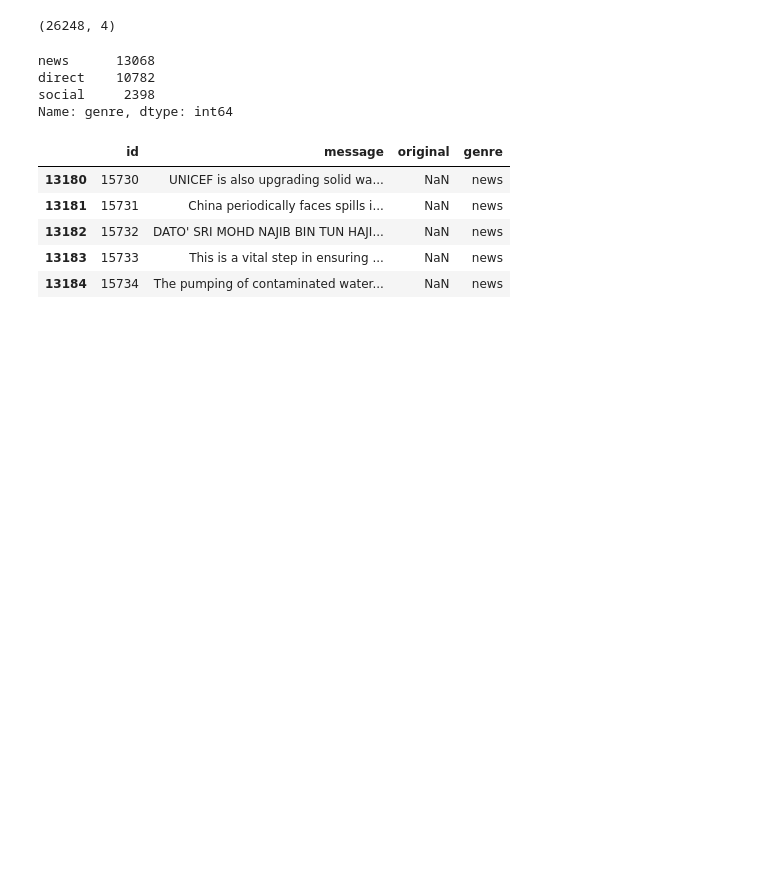
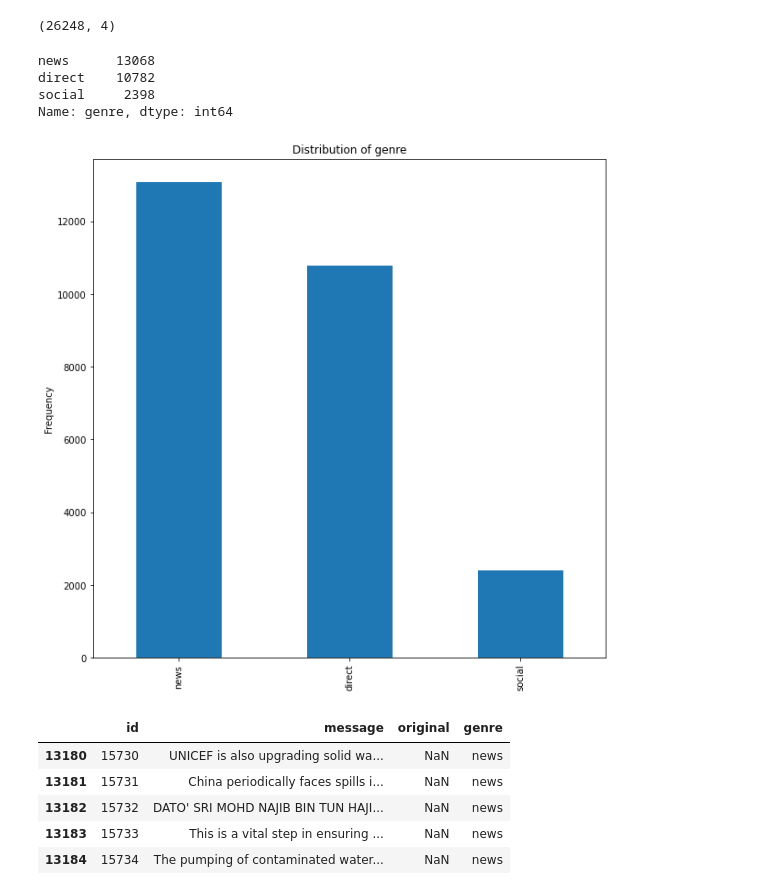
Before and after one commit to mtyszler/Disaster-Response-Project, a Jupyter notebook: exploratory notebooks/ETL Pipeline Preparation.ipynb, the cells around one changed output. Cells and saved outputs as stored; diff of their text form; code cells hidden in the pictures; blank space fills up the shorter version.

Commit message:
Improve the exploratory analysis of the messages dataset

```diff
--- a/exploratory notebooks/ETL Pipeline Preparation.ipynb
+++ b/exploratory notebooks/ETL Pipeline Preparation.ipynb
@@ -33,6 +35,15 @@ news      13068
 direct    10782
 social     2398
 Name: genre, dtype: int64
+# %%
+# plot it
+messages['genre'].value_counts().plot.bar(
+    ylabel = 'Frequency',
+    figsize = (10,10),
+    title = 'Distribution of genre'
+);
+# %% [output]
+[figure, added]
 # %%
 # take a look at some of the other types:
 messages[messages['genre'] == 'news'].head()
```
Also changed, not shown: parts of 3 cells of this notebook.
